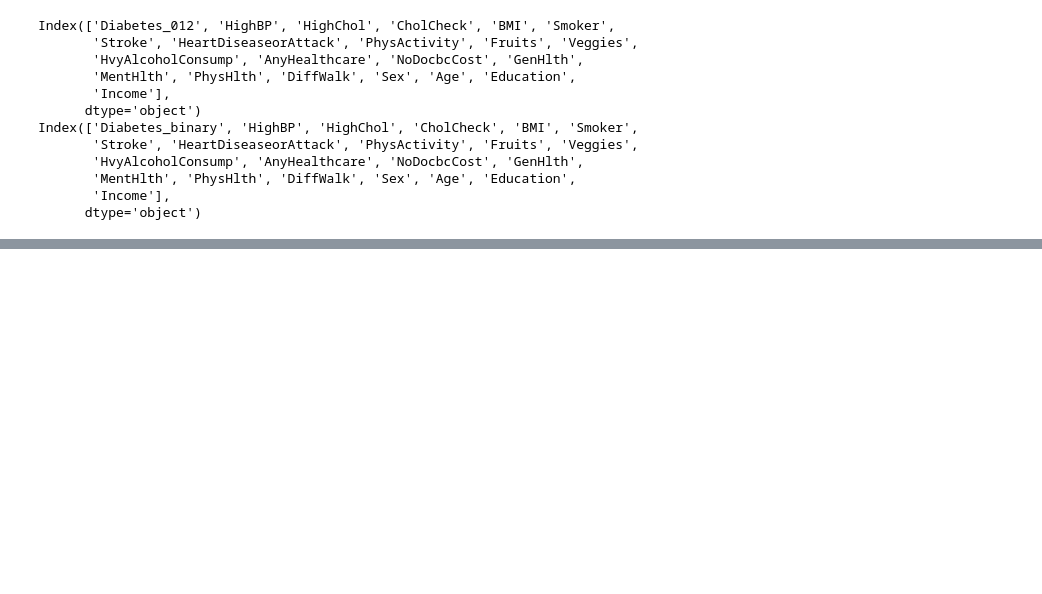
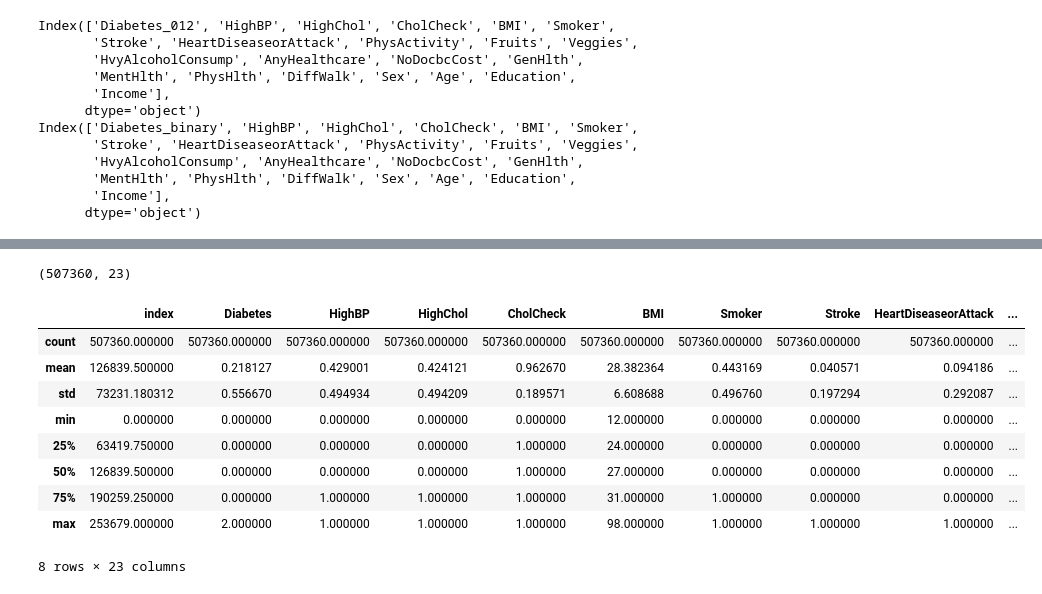
Before and after one commit to COGS118A/Group029-Wi23, a Jupyter notebook: ProposalGroup029-Wi23.ipynb, the cells around one changed output, grey strips where cells are left out. Drawn from its saved outputs; the diff is of its cells as text; code cells hidden in the pictures; blank space fills up the shorter version.

```diff
--- a/ProposalGroup029-Wi23.ipynb
+++ b/ProposalGroup029-Wi23.ipynb
@@ -162,0 +236,18 @@ Name: Diabetes, dtype: int64
+# %%
+diabetes = diabetes.reset_index()
+diabetes.shape
+# %% [output]
+(507360, 23)
+# %%
+diabetes.describe()
+# %% [output]
+|  | index | Diabetes | HighBP | HighChol | CholCheck | BMI | Smoker | Stroke | HeartDiseaseorAttack | ... |
+| count | 507360.000000 | 507360.000000 | 507360.000000 | 507360.000000 | 507360.000000 | 507360.000000 | 507360.000000 | 507360.000000 | 507360.000000 | ... |
+| mean | 126839.500000 | 0.218127 | 0.429001 | 0.424121 | 0.962670 | 28.382364 | 0.443169 | 0.040571 | 0.094186 | ... |
+| std | 73231.180312 | 0.556670 | 0.494934 | 0.494209 | 0.189571 | 6.608688 | 0.496760 | 0.197294 | 0.292087 | ... |
+| min | 0.000000 | 0.000000 | 0.000000 | 0.000000 | 0.000000 | 12.000000 | 0.000000 | 0.000000 | 0.000000 | ... |
+| 25% | 63419.750000 | 0.000000 | 0.000000 | 0.000000 | 1.000000 | 24.000000 | 0.000000 | 0.000000 | 0.000000 | ... |
+| 50% | 126839.500000 | 0.000000 | 0.000000 | 0.000000 | 1.000000 | 27.000000 | 0.000000 | 0.000000 | 0.000000 | ... |
+| 75% | 190259.250000 | 0.000000 | 1.000000 | 1.000000 | 1.000000 | 31.000000 | 1.000000 | 0.000000 | 0.000000 | ... |
+| max | 253679.000000 | 2.000000 | 1.000000 | 1.000000 | 1.000000 | 98.000000 | 1.000000 | 1.000000 | 1.000000 | ... |
+8 rows × 23 columns
```
Also changed, not shown: parts of 21 cells of this notebook.
